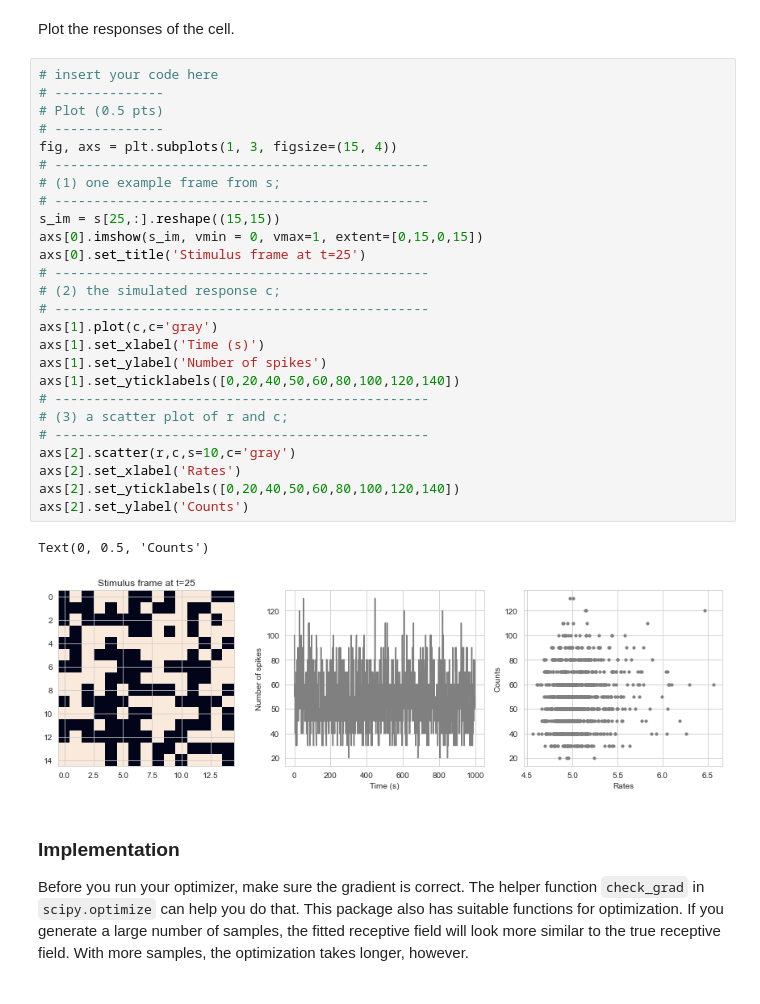
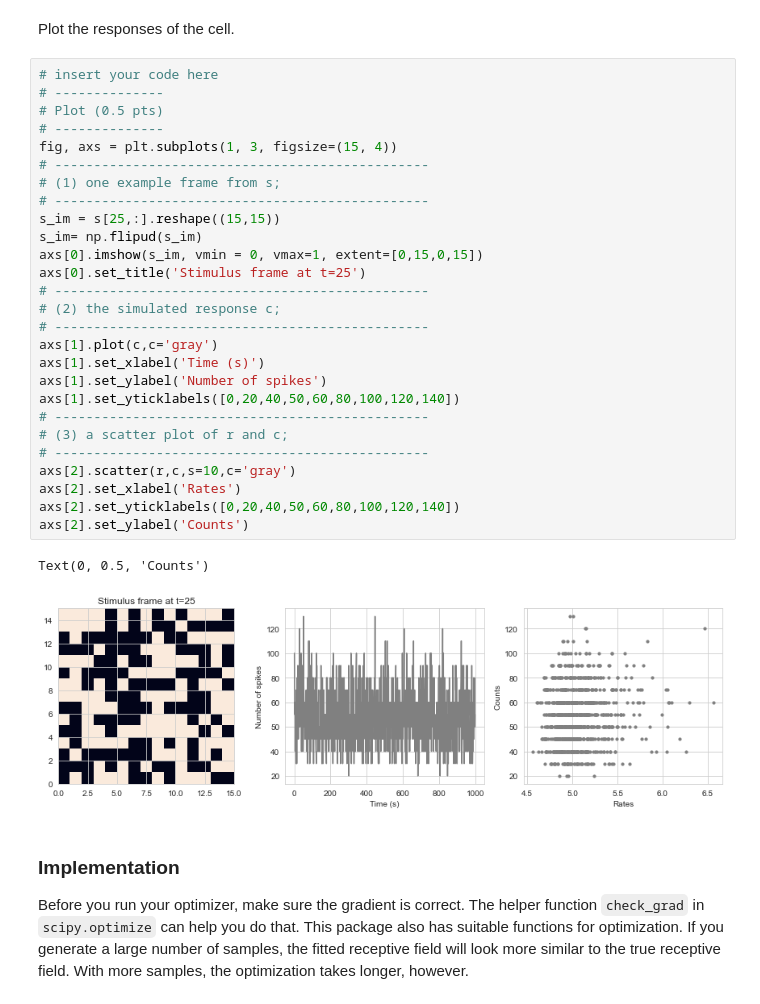
Before and after one commit to mdittschar/NDS, a Jupyter notebook: CodingLab7.ipynb, the cells around one changed output. Cells and saved outputs as stored; diff of their text form.

```diff
--- a/CodingLab7.ipynb
+++ b/CodingLab7.ipynb
@@ -176,32 +176,33 @@ Plot the responses of the cell.
 # %%
 # insert your code here
 # --------------
 # Plot (0.5 pts)
 # --------------
 fig, axs = plt.subplots(1, 3, figsize=(15, 4))
 # ------------------------------------------------
 # (1) one example frame from s;
 # ------------------------------------------------
 s_im = s[25,:].reshape((15,15))
+s_im= np.flipud(s_im)
 axs[0].imshow(s_im, vmin = 0, vmax=1, extent=[0,15,0,15])
 axs[0].set_title('Stimulus frame at t=25')
 # ------------------------------------------------
 # (2) the simulated response c;
 # ------------------------------------------------
 axs[1].plot(c,c='gray')
 axs[1].set_xlabel('Time (s)')
 axs[1].set_ylabel('Number of spikes')
 axs[1].set_yticklabels([0,20,40,50,60,80,100,120,140])
 # ------------------------------------------------
 # (3) a scatter plot of r and c;
 # ------------------------------------------------
 axs[2].scatter(r,c,s=10,c='gray')
 axs[2].set_xlabel('Rates')
 axs[2].set_yticklabels([0,20,40,50,60,80,100,120,140])
 axs[2].set_ylabel('Counts')
 # %% [output]
 Text(0, 0.5, 'Counts')
-[figure, old version]
+[figure, new version]
 # %% [markdown]
 ### Implementation
 
```
Also changed, not shown: parts of 1 cell of this notebook.
